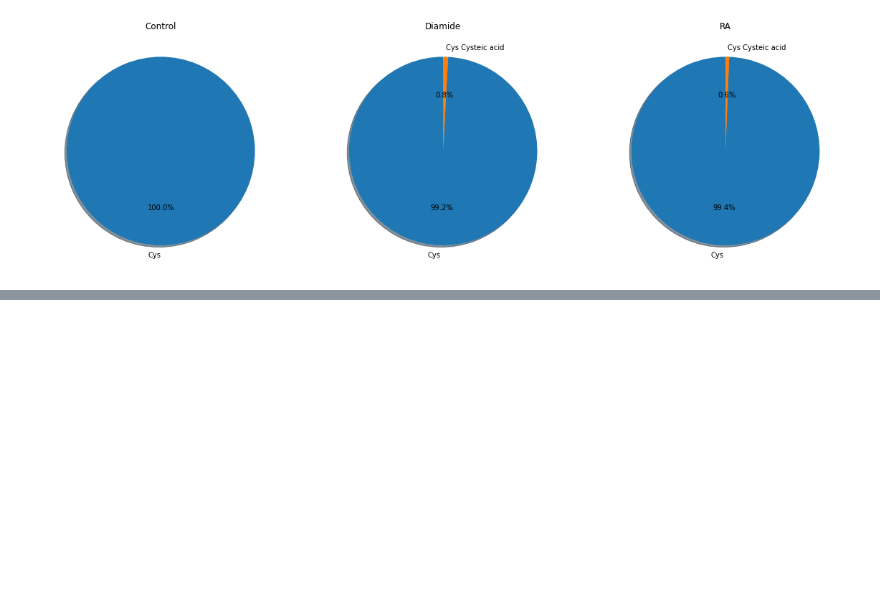
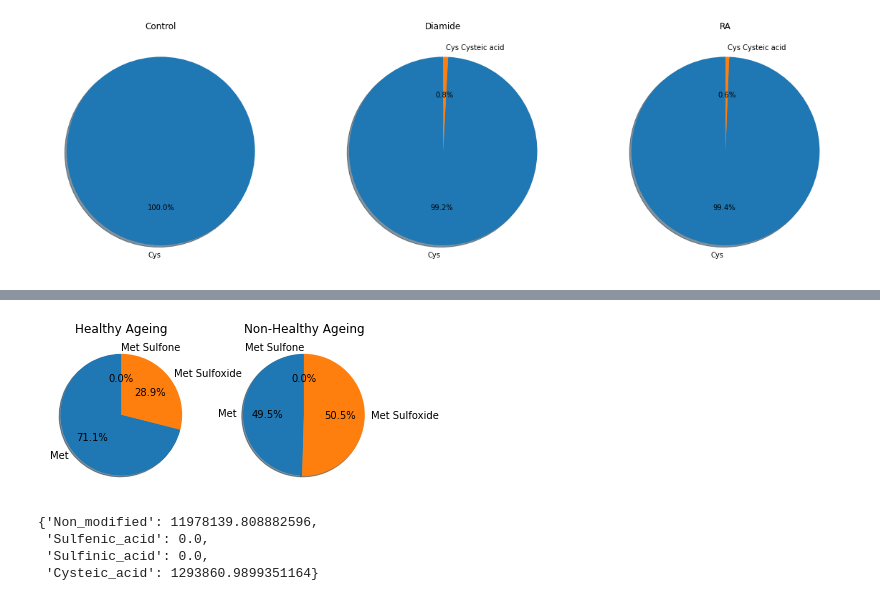
Before and after one commit to rodvrees/Master_Thesis, a Jupyter notebook: Project_analysis/PXD014381.ipynb, the cells around one changed output, grey strips where cells are left out. Drawn from its saved outputs; the diff is of its cells as text; code cells hidden in the pictures; blank space fills up the shorter version.

```diff
--- a/Project_analysis/PXD014381.ipynb
+++ b/Project_analysis/PXD014381.ipynb
@@ -207,0 +239,38 @@ f.close()
+# %%
+Nonmodified = quant.loc[quant["Sequence"].str.endswith("nan") & quant["Base Sequence"].str.contains("M")]
+Sulfoxide = quant.loc[quant["Sequence"].str.contains("[35]oxidation[M]",regex=False)]
+Sulfone = quant.loc[quant["Sequence"].str.contains("[425]Dioxidation[M]", regex = False)]
+Nonmodifiednums = Nonmodified.append(Nonmodified.sum(numeric_only=True), ignore_index=True)[-1:]
+Sulfoxidenums = Sulfoxide.append(Sulfoxide.sum(numeric_only=True), ignore_index=True)[-1:]
+Sulfonenums = Sulfone.append(Sulfone.sum(numeric_only=True), ignore_index=True)[-1:]
+moddf = [Nonmodifiednums, Sulfoxidenums, Sulfonenums]
+# %%
+Controldict = {}
+RAdict = {}
+for i in moddf:
+    name = OA.retrieve_name(i)[1]
+    df = i.filter(regex=r'QX')
+    Controlsub = df.loc[:, df.columns.str.contains("|".join(ControlID))]
+    RAsub = df.loc[:, df.columns.str.contains("|".join(RAID))]
+    Controlsum = Controlsub.sum(axis=1)
+    RAsum = RAsub.sum(axis=1)
+    Controldict[name] = Controlsum.values[0]
+    RAdict[name] = RAsum.values[0]
+# %%
+labels = ["Met", "Met Sulfoxide", "Met Sulfone"]
+sizesC = []
+sizesT = []
+for x, y in Controldict.items():
+    sizesC.append(y)
+for x, y in RAdict.items():
+    sizesT.append(y)
+
+fig, (ax1, ax2) = plt.subplots(1, 2)
+ax1.pie(sizesC, labels=labels, autopct='%1.1f%%', shadow= True, startangle = 90)
+ax2.pie(sizesT, labels=labels, autopct='%1.1f%%', shadow= True, startangle= 90)
+plt.title("Methionine containing peptides")
+ax1.set_title("Healthy Ageing")
+ax2.set_title("Non-Healthy Ageing")
+plt.show()
+# %% [output]
+[figure, added]
@@ -207,0 +299,7 @@ f.close()
+# %%
+RAdict
+# %% [output]
+{'Non_modified': 11978139.808882596,
+ 'Sulfenic_acid': 0.0,
+ 'Sulfinic_acid': 0.0,
+ 'Cysteic_acid': 1293860.9899351164}
```
Also changed, not shown: parts of 11 cells of this notebook, 8 other files.
